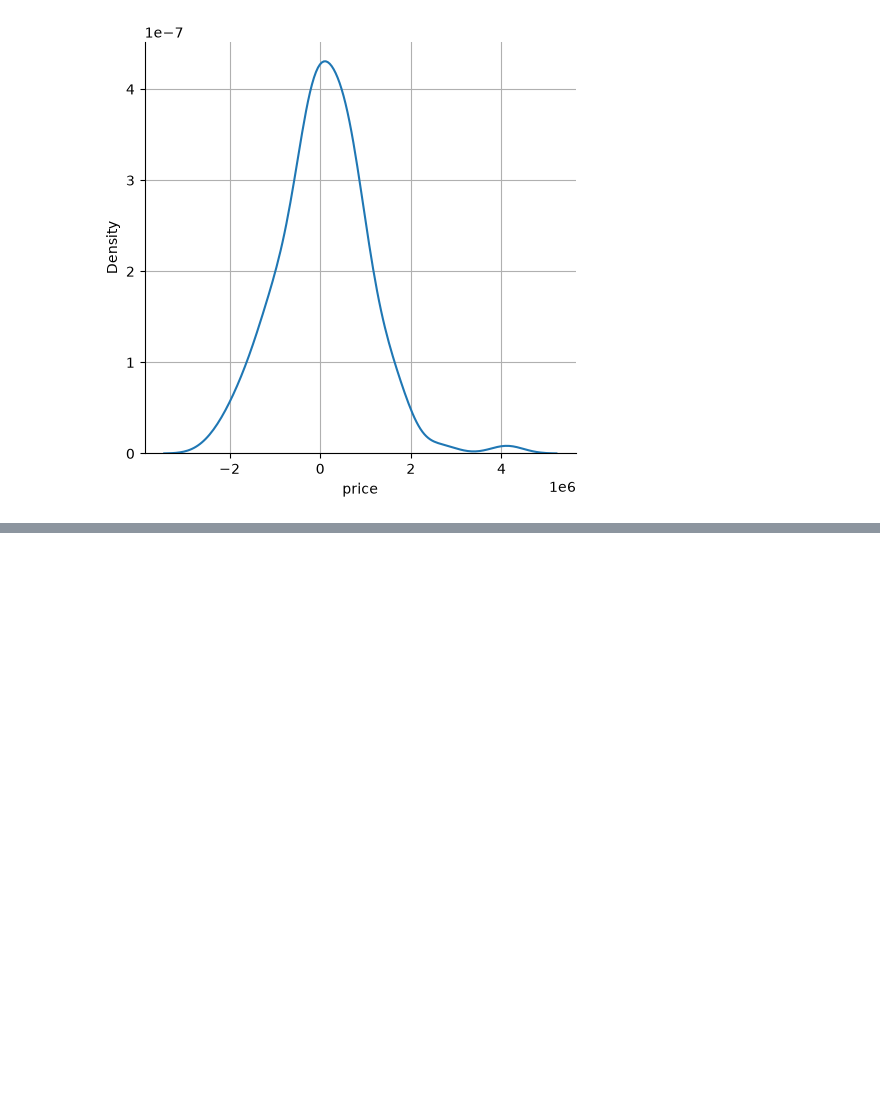
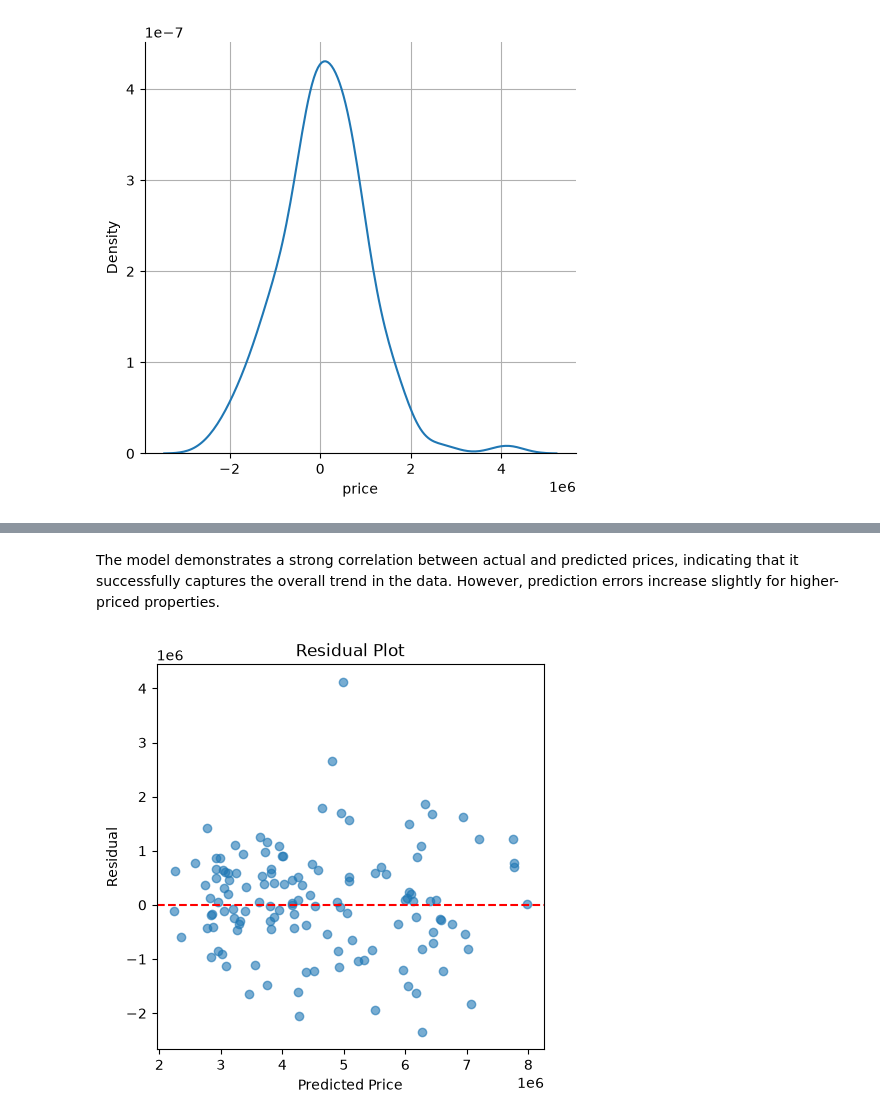
Before and after one commit to Keshavv-Sahu/D_projects, a Jupyter notebook: Housing/main.ipynb, the cells around one changed output, grey strips where cells are left out. Cells and saved outputs as stored; diff of their text form; code cells hidden in the pictures; blank space fills up the shorter version.

Commit message:
Tried More models

```diff
--- a/Housing/main.ipynb
+++ b/Housing/main.ipynb
@@ -336,0 +337,16 @@ plt.show()
+# %% [markdown]
+The model demonstrates a strong correlation between actual and predicted prices, indicating that it successfully captures the overall trend in the data. However, prediction errors increase slightly for higher-priced properties.
+# %%
+residuals = y_test - test_pred
+
+plt.figure(figsize=(5,5))
+plt.scatter(test_pred, residuals, alpha=0.6)
+
+plt.axhline(0, color='red', linestyle='--')
+
+plt.xlabel("Predicted Price")
+plt.ylabel("Residual")
+plt.title("Residual Plot")
+plt.show()
+# %% [output]
+[figure, added]
```
Also changed, not shown: parts of 12 cells of this notebook.
